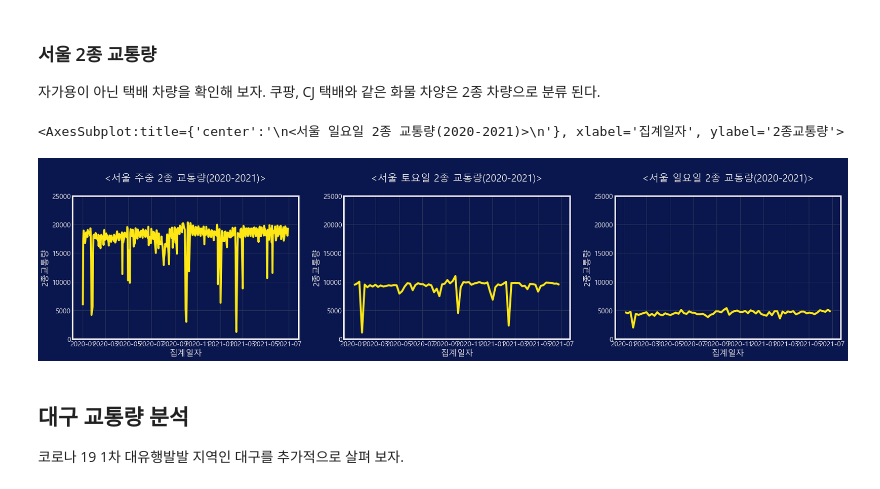
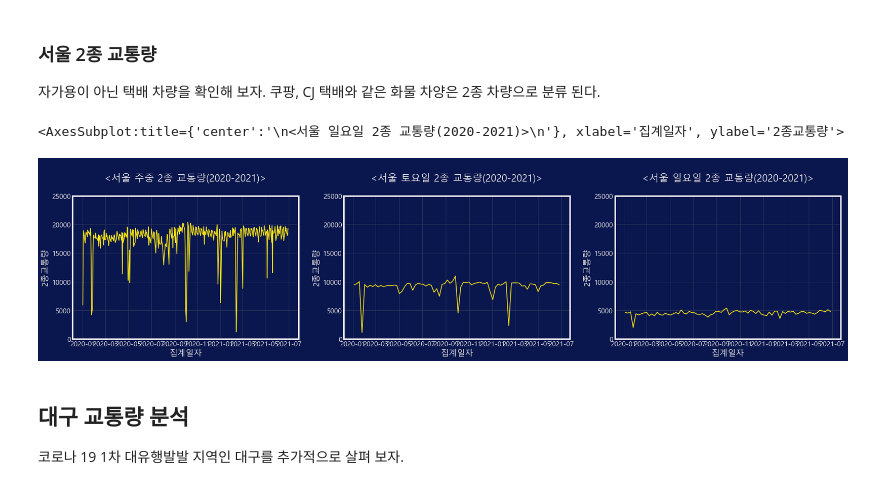
Before and after one commit to WooShangHyeon/damentor_3, a Jupyter notebook: FINAL_SAMHYUNTECH-시각화2.ipynb, the cells around one changed output. Saved outputs shown, nothing was run; the diff lists cells and outputs as text; code cells hidden in the pictures.

```diff
--- a/FINAL_SAMHYUNTECH-시각화2.ipynb
+++ b/FINAL_SAMHYUNTECH-시각화2.ipynb
@@ -7,6 +7,7 @@ warnings.filterwarnings(action='ignore')
 # %%
 import pandas as pd
 import seaborn as sns
+import matplotlib
 import matplotlib.pyplot as plt
 import os
 import glob
@@ -15,6 +16,8 @@ import calmap
 import calplot
 from vega_datasets import data as vds
 from datetime import datetime
+
+matplotlib.rcParams['axes.unicode_minus'] = False
 # %%
 ColorGrid='#2A3459'
 ColorLine1='#FEE715'
@@ -505,28 +508,28 @@ sns.lineplot(data=seoul_traffic_data[(seoul_traffic_data.요일=='일요일')&((
 # %%
 # 2종 교통량(중형차) 주중/ 주말 차종 평균 그래프 시각화
 
 fig, axes=plt.subplots(ncols=3)
 fig.set_size_inches(25,5)
 
 axes[0].set(title='\n<서울 주중 2종 교통량(2020-2021)>\n')
 axes[1].set(title='\n<서울 토요일 2종 교통량(2020-2021)>\n')
 axes[2].set(title='\n<서울 일요일 2종 교통량(2020-2021)>\n')
 
 for i in range(3):
     axes[i].get_yaxis().get_major_formatter().set_scientific(False)
     axes[i].set_ylim([0,25000])
     axes[i].grid(color=ColorGrid)
 sns.lineplot(data=seoul_traffic_data[((seoul_traffic_data.요일=='월요일')
                                     |(seoul_traffic_data.요일=='화요일')
                                     |(seoul_traffic_data.요일=='수요일')
                                     |(seoul_traffic_data.요일=='목요일')
                                     |(seoul_traffic_data.요일=='금요일'))
-                                    &((seoul_traffic_data.년도==2020)|(seoul_traffic_data.년도==2021))], x='집계일자', y='2종교통량', ax=axes[0],color=ColorLine1)
-sns.lineplot(data=seoul_traffic_data[(seoul_traffic_data.요일=='토요일')&((seoul_traffic_data.년도==2020)|(seoul_traffic_data.년도==2021))], x='집계일자', y='2종교통량', ax=axes[1],color=ColorLine1)
-sns.lineplot(data=seoul_traffic_data[(seoul_traffic_data.요일=='일요일')&((seoul_traffic_data.년도==2020)|(seoul_traffic_data.년도==2021))], x='집계일자', y='2종교통량', ax=axes[2],color=ColorLine1)
+                                    &((seoul_traffic_data.년도==2020)|(seoul_traffic_data.년도==2021))], x='집계일자', y='2종교통량', ax=axes[0],color=ColorLine1, linewidth='1.5')
+sns.lineplot(data=seoul_traffic_data[(seoul_traffic_data.요일=='토요일')&((seoul_traffic_data.년도==2020)|(seoul_traffic_data.년도==2021))], x='집계일자', y='2종교통량', ax=axes[1],color=ColorLine1, linewidth='1.5')
+sns.lineplot(data=seoul_traffic_data[(seoul_traffic_data.요일=='일요일')&((seoul_traffic_data.년도==2020)|(seoul_traffic_data.년도==2021))], x='집계일자', y='2종교통량', ax=axes[2],color=ColorLine1, linewidth='1.5')
 # %% [output]
 <AxesSubplot:title={'center':'\n<서울 일요일 2종 교통량(2020-2021)>\n'}, xlabel='집계일자', ylabel='2종교통량'>
-[figure, old version]
+[figure, new version]
 # %% [markdown]
 ## 대구 교통량 분석
 
```
Also changed, not shown: parts of 9 cells of this notebook.
